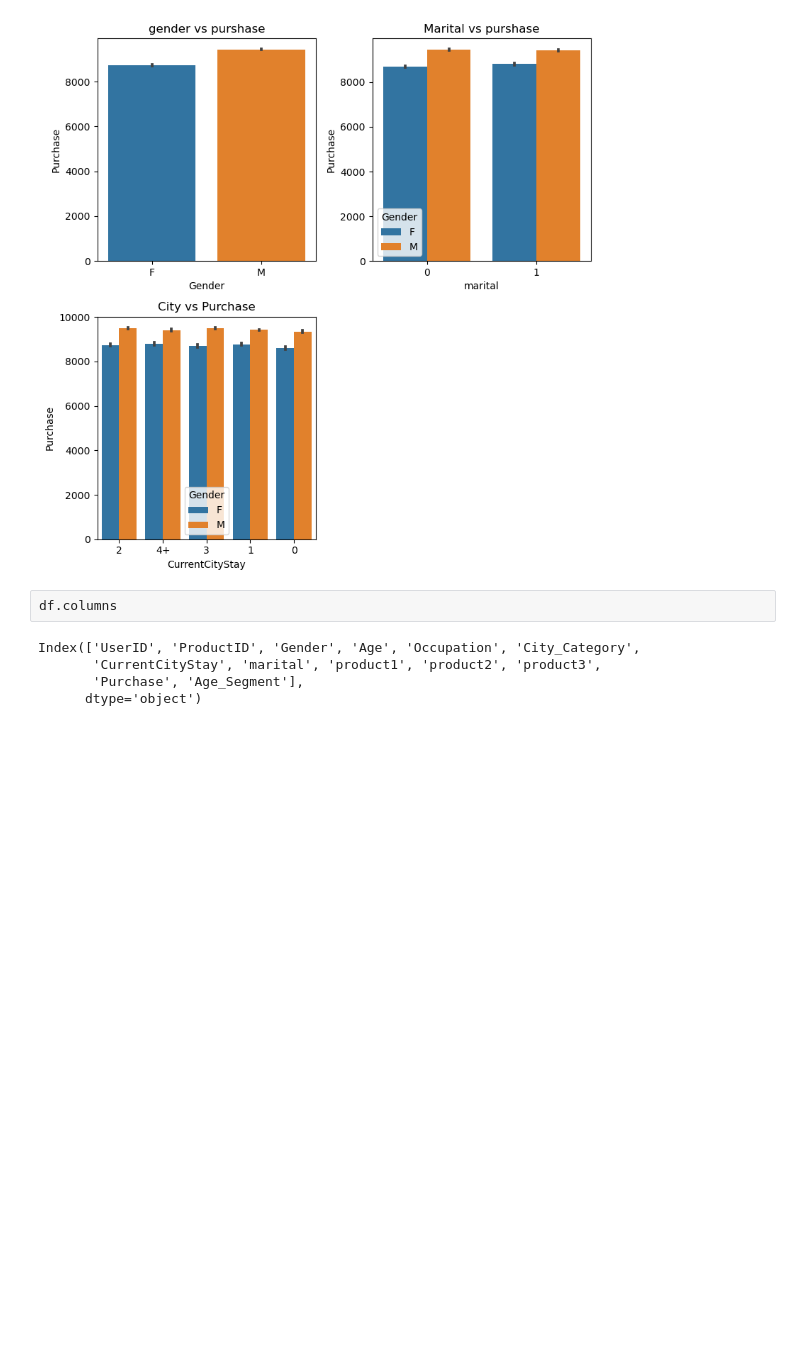
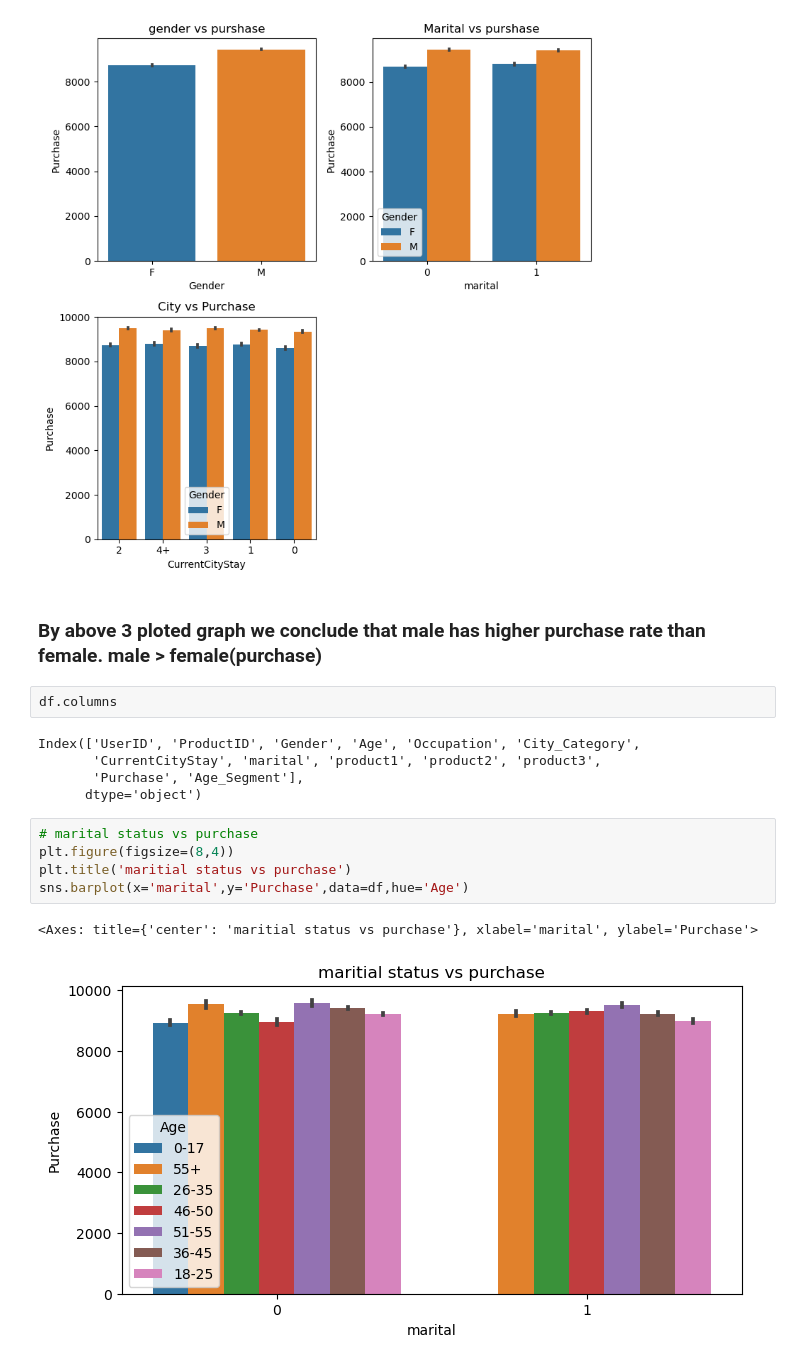
Before and after one commit to saurabh-G1/Friday-Sales-EDA, a Jupyter notebook: Friday-Sales-EDA.ipynb, the cells around one changed output. Cells and saved outputs as stored; diff of their text form; blank space fills up the shorter version.

```diff
--- a/Friday-Sales-EDA.ipynb
+++ b/Friday-Sales-EDA.ipynb
@@ -397,6 +397,8 @@ plt.tight_layout()
 plt.show()
 # %% [output]
 [figure]
+# %% [markdown]
+### By above 3 ploted graph we conclude that male has higher purchase rate than female. male > female(purchase)
 # %%
 df.columns
 # %% [output]
@@ -404,3 +406,11 @@ Index(['UserID', 'ProductID', 'Gender', 'Age', 'Occupation', 'City_Category',
        'CurrentCityStay', 'marital', 'product1', 'product2', 'product3',
        'Purchase', 'Age_Segment'],
       dtype='object')
+# %%
+# marital status vs purchase
+plt.figure(figsize=(8,4))
+plt.title('maritial status vs purchase')
+sns.barplot(x='marital',y='Purchase',data=df,hue='Age')
+# %% [output]
+<Axes: title={'center': 'maritial status vs purchase'}, xlabel='marital', ylabel='Purchase'>
+[figure, added]
```
Also changed, not shown: parts of 11 cells of this notebook.
